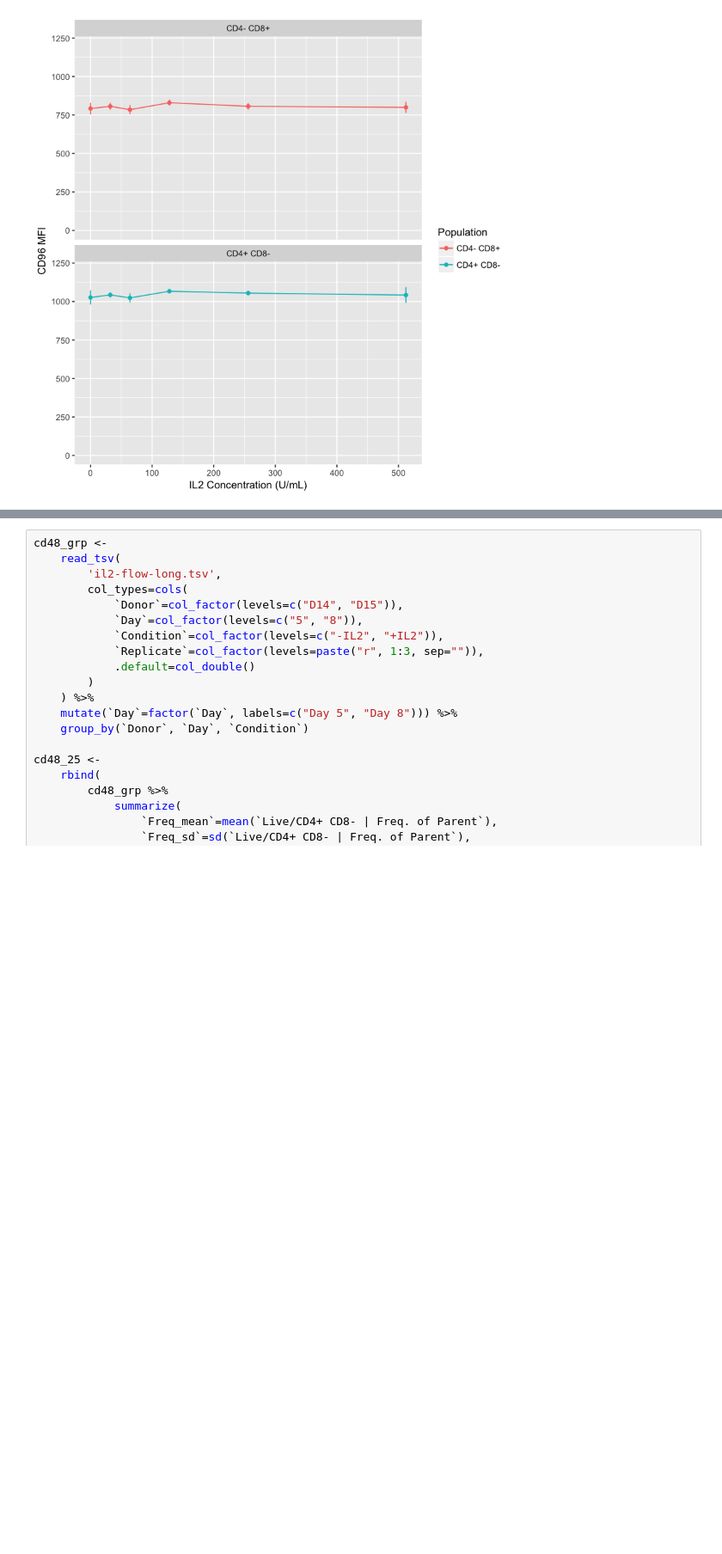
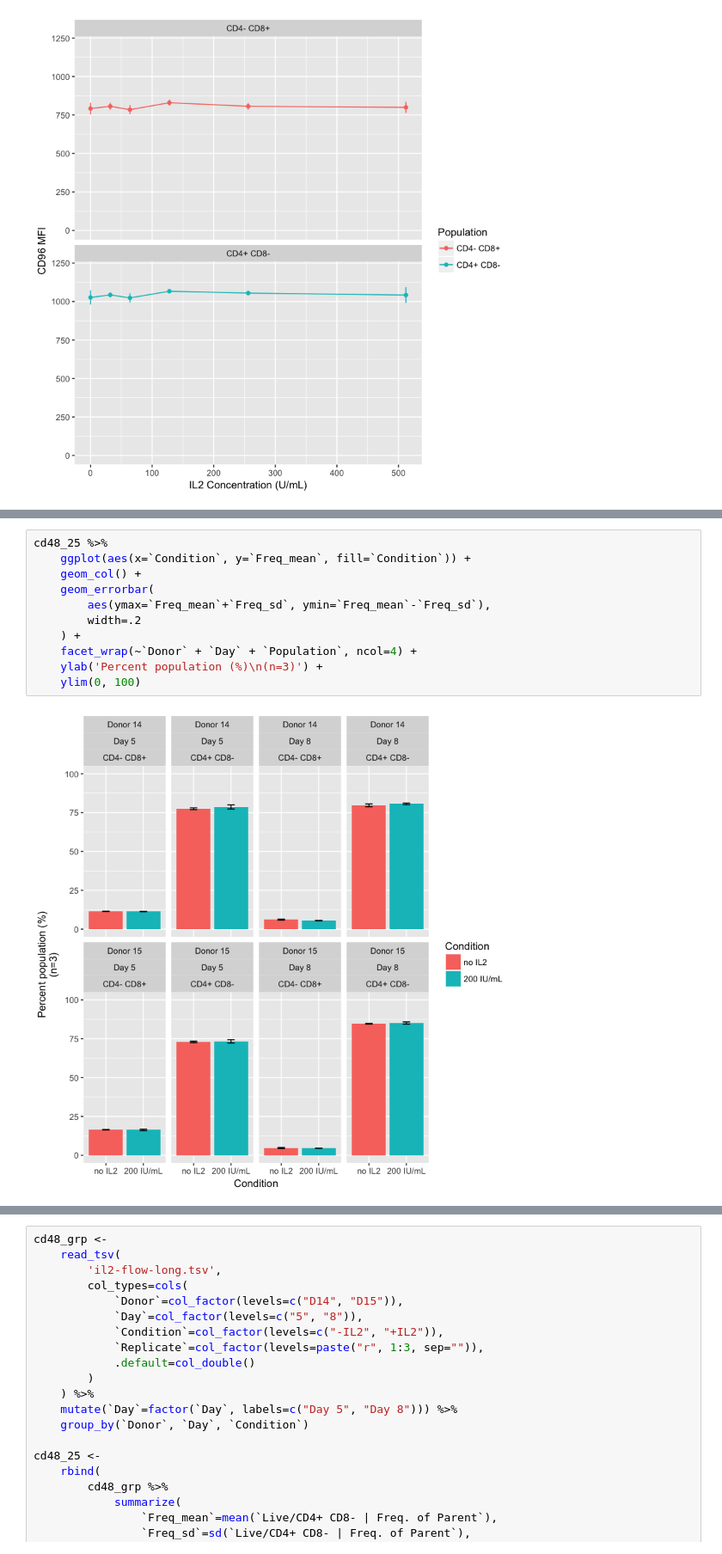
Before and after one commit to hammerlab/t-cell-guide, a Jupyter notebook: analyses/il2-titration/IL2 titration results from multiple assays.ipynb, the cells around one changed output, grey strips where cells are left out. Shown: that part at 86% size. Saved outputs shown, nothing was run; the diff lists cells and outputs as text; blank space fills up the shorter version.

```diff
--- a/analyses/il2-titration/IL2 titration results from multiple assays.ipynb
+++ b/analyses/il2-titration/IL2 titration results from multiple assays.ipynb
@@ -174,0 +223,13 @@ ggplot(aes(x=`Condition`, y=`Live_count_avg`, group=`Donor`, fill=`Condition`))
+# %%
+cd48_25 %>%
+    ggplot(aes(x=`Condition`, y=`Freq_mean`, fill=`Condition`)) +
+    geom_col() +
+    geom_errorbar(
+        aes(ymax=`Freq_mean`+`Freq_sd`, ymin=`Freq_mean`-`Freq_sd`),
+        width=.2
+    ) +
+    facet_wrap(~`Donor` + `Day` + `Population`, ncol=4) +
+    ylab('Percent population (%)\n(n=3)') +
+    ylim(0, 100)
+# %% [output]
+[figure, added]
```
Also changed, not shown: parts of 12 cells of this notebook.
